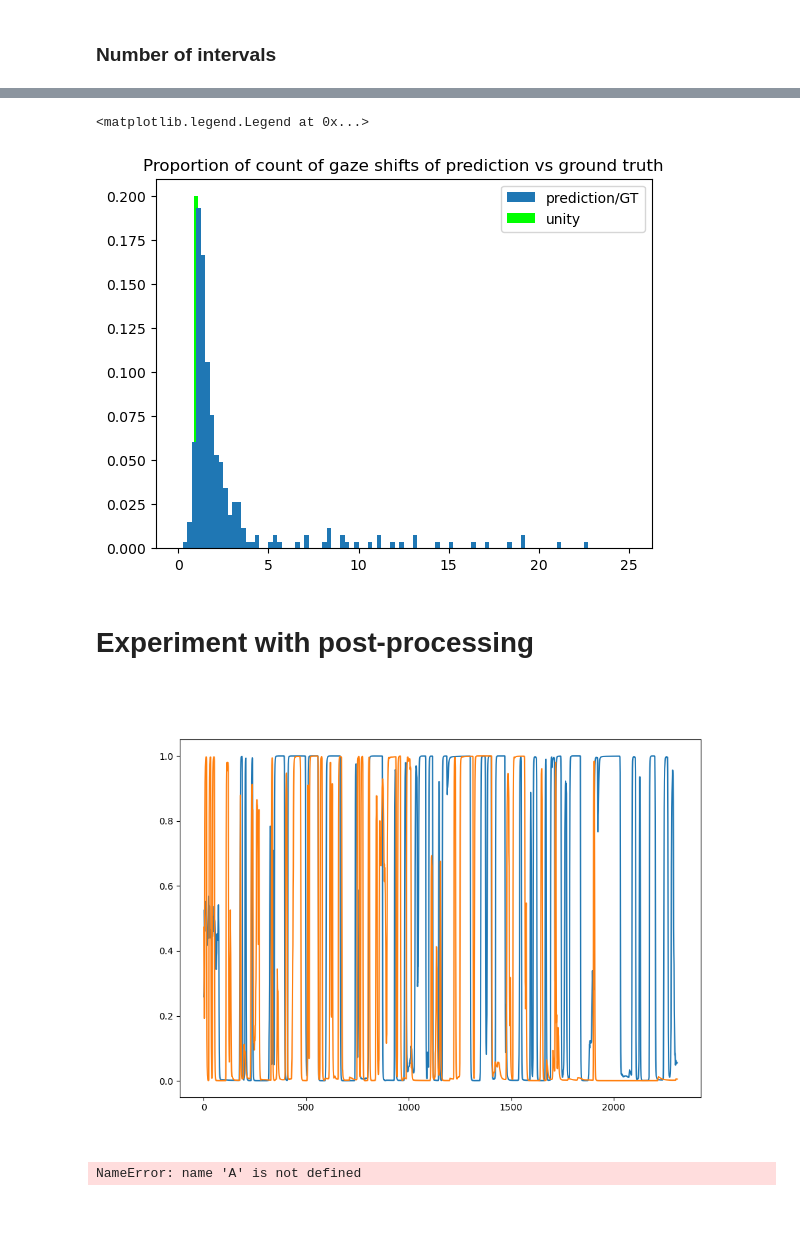
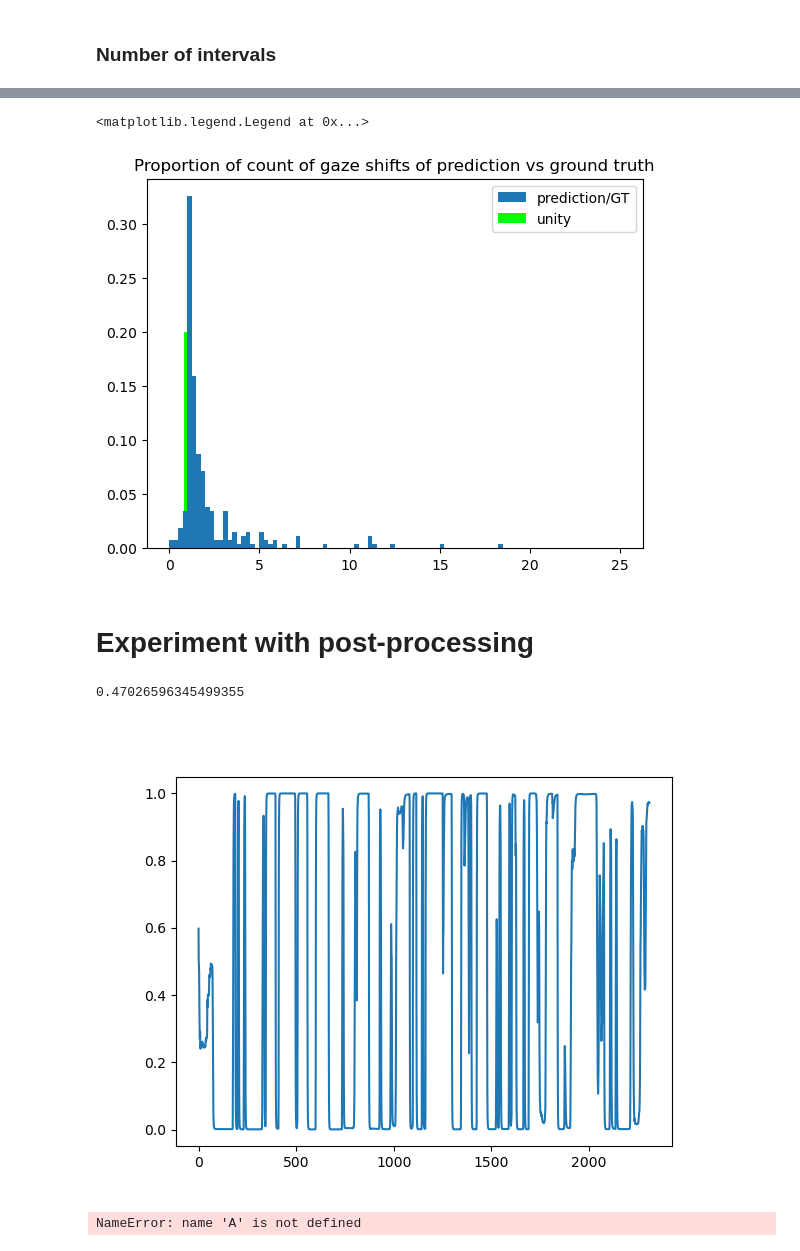
Before and after one commit to EvanSamaa/Gaze_project, a Jupyter notebook: evaluation/deep_learning_model_evaluation.ipynb, the cells around one changed output, grey strips where cells are left out. Cells and saved outputs as stored; diff of their text form; code cells hidden in the pictures; blank space fills up the shorter version.

```diff
--- a/evaluation/deep_learning_model_evaluation.ipynb
+++ b/evaluation/deep_learning_model_evaluation.ipynb
@@ -134,7 +130,7 @@ for i in range(0, len(all_videos)):
         testing_set.append(all_videos[i])
 # %%
 device = torch.device('cuda' if torch.cuda.is_available() else 'cpu')
-config = json.load(open("/scratch/ondemand27/evanpan/data/Gaze_aversion_models/sentence_and_words/config.json", "r"))
+config = json.load(open("/scratch/ondemand27/evanpan/data/Gaze_aversion_models/sentence_and_words_with_vel/config.json", "r"))
 # obtain the dataset
 torch.set_default_tensor_type(torch.DoubleTensor)
 validation_dataset = Aversion_SelfTap111(dataset_location, testing_set, sentence_and_word_timing=True)
@@ -142,7 +138,7 @@ train_dataset = Aversion_SelfTap111(dataset_location, training_set, sentence_and
 valid_dataloader = torch.utils.data.DataLoader(validation_dataset, config['batch_size'], True)
 train_dataloader = torch.utils.data.DataLoader(train_dataset, config['batch_size'], True)
 model = SentenceBaseline_GazePredictionModel(config)
-checkpoint_path = "/scratch/ondemand27/evanpan/data/Gaze_aversion_models/sentence_and_words/best.pt"
+checkpoint_path = "/scratch/ondemand27/evanpan/data/Gaze_aversion_models/sentence_and_words_with_vel/best.pt"
 pretrained_dict = torch.load(checkpoint_path, map_location=device)
 model.load_state_dict(pretrained_dict)
 model.to(device)
@@ -301,3 +286,5 @@ k = Aversion111Prior()
+# %%
+k = Aversion111Prior(model_location="/scratch/ondemand27/evanpan/data/Gaze_aversion_models/sentence_and_words_with_vel")
 # %%
 input_folder = "/scratch/ondemand27/evanpan/data/shot_processed_dataset"
 temp_folder = "/scratch/ondemand27/evanpan/data/temp"
@@ -604,12 +589,12 @@ for i in range(0, len(count_of_fixation_dataset)):
     proportion.append(count_of_fixation_prediction[i]/count_of_fixation_dataset[i])
 plt.title("Proportion of count of gaze shifts of prediction vs ground truth")
 weights = np.ones_like(proportion)/len(proportion)
-plt.bar([1], [0.2], color=[0, 1, 0], label="unity", width=0.2)
+plt.bar([1], [0.2], color=[0, 1, 0], label="unity", width=0.4)
 plt.hist(proportion, 100,label = "prediction/GT", weights=weights, range=[0, 25])
 plt.legend()
 # %% [output]
 <matplotlib.legend.Legend at 0x...>
-[figure, old version]
+[figure, new version]
 # %% [markdown]
 # Experiment with post-processing
 # %%
@@ -619,18 +604,19 @@ from Signal_processing_utils import runEuro
 # %%
 input_folder = "/scratch/ondemand27/evanpan/data/shot_processed_dataset"
 temp_folder = "/scratch/ondemand27/evanpan/data/temp"
 # this will probably take forever to run in the first time (40 minutes ish)
-model = Aversion111Prior()
+model = Aversion111Prior("/scratch/ondemand27/evanpan/data/Gaze_aversion_models/sentence_and_words_with_vel")
 for i in range(0, len(training_set)):
     input_file_name = dataset_metadata[training_set[i]]["name"]
     # here 0 is aversion
     out = model.predict(temp_folder, input_folder, input_file_name, 0)[:, 0:1]
     t = np.arange(0, out.shape[0])/25.0
     out = runEuro(t, out)
     plt.cla()
     plt.plot(out)
     plt.show()
     A[2]
 # %% [output]
+0.47026596345499355
-[figure, old version]
+[figure, new version]
-NameError: name 'A' is not defined
+NameError: name 'A' is not defined
```
Also changed, not shown: parts of 13 cells of this notebook, 7 other files.
